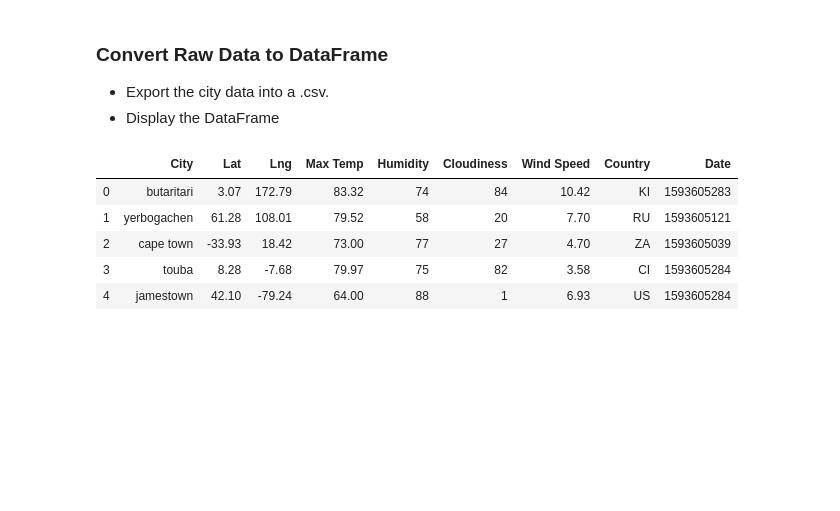
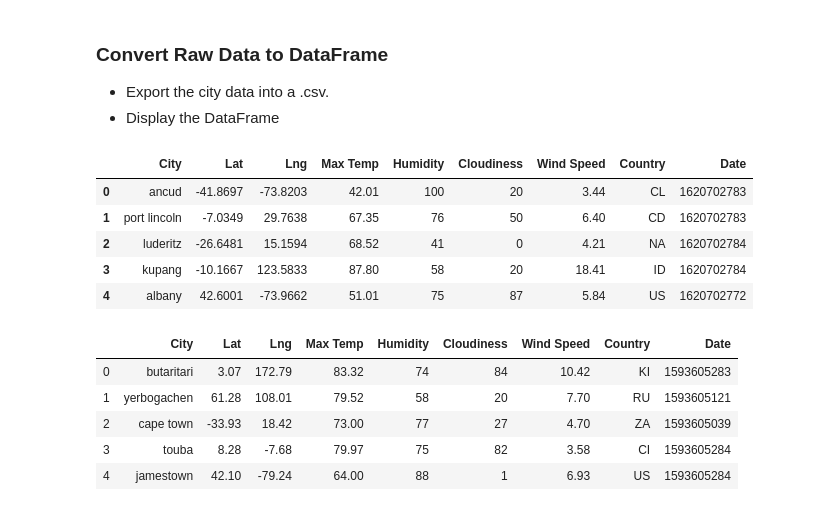
Before and after one commit to pfeliciano1/WeatherPy-VacationPy, a Jupyter notebook: WeatherPy/WeatherPy.ipynb, the cells around one changed output. Drawn from its saved outputs; the diff is of its cells as text; code cells hidden in the pictures; blank space fills up the shorter version.

Commit message:
Dataframe to csv

```diff
--- a/WeatherPy/WeatherPy.ipynb
+++ b/WeatherPy/WeatherPy.ipynb
@@ -151,6 +132,34 @@ Data Retrieval Complete
 ### Convert Raw Data to DataFrame
 * Export the city data into a .csv.
 * Display the DataFrame
+# %%
+# Create a dictionary for establishing dataframe
+city_dict = {
+                "City":city_name,
+                "Lat":lat,
+                "Lng":lng,
+                "Max Temp":max_temp,
+                "Humidity":humidity,
+                "Cloudiness":cloudiness,
+                "Wind Speed":wind_speed,
+                "Country":countries,
+                "Date":dates,
+            }
+
+city_data_df = pd.DataFrame(city_dict)
+
+# Write and save to CSV
+city_data_csv = city_data_df.to_csv('city_data.csv',header = True)
+
+# Display the df
+city_data_df.head()
+# %% [output]
+|  | City | Lat | Lng | Max Temp | Humidity | Cloudiness | Wind Speed | Country | Date |
+| 0 | ancud | -41.8697 | -73.8203 | 42.01 | 100 | 20 | 3.44 | CL | 1620702783 |
+| 1 | port lincoln | -7.0349 | 29.7638 | 67.35 | 76 | 50 | 6.40 | CD | 1620702783 |
+| 2 | luderitz | -26.6481 | 15.1594 | 68.52 | 41 | 0 | 4.21 | NA | 1620702784 |
+| 3 | kupang | -10.1667 | 123.5833 | 87.80 | 58 | 20 | 18.41 | ID | 1620702784 |
+| 4 | albany | 42.6001 | -73.9662 | 51.01 | 75 | 87 | 5.84 | US | 1620702772 |
 # %%
 # %% [output]
 |  | City | Lat | Lng | Max Temp | Humidity | Cloudiness | Wind Speed | Country | Date |
```
Also changed, not shown: parts of 1 cell of this notebook, 1 other file.
